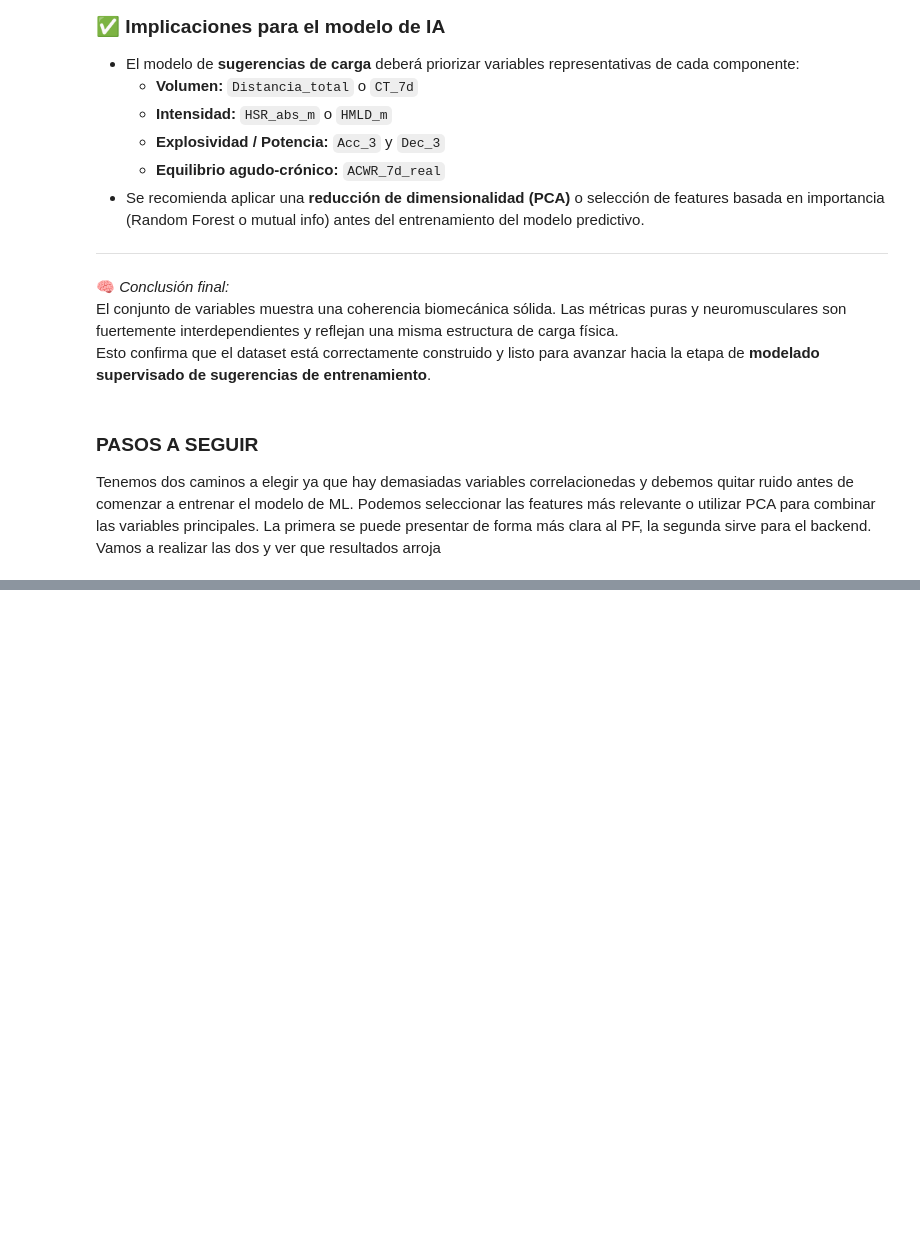
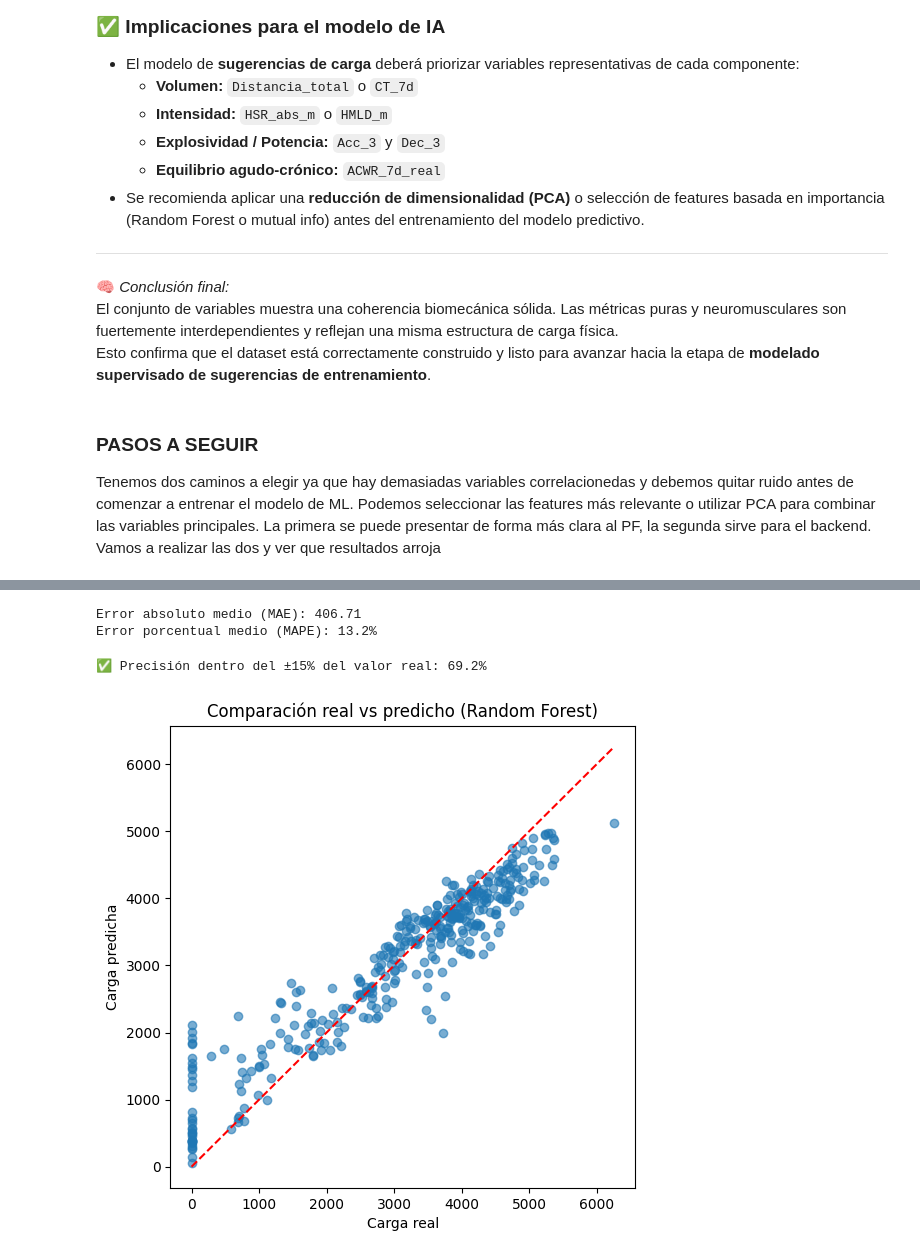
Before and after one commit to cuarty/chivas_ml, a Jupyter notebook: notebooks/modelos/01_sugerencias_puras_ml.ipynb, the cells around one changed output, grey strips where cells are left out. Saved outputs shown, nothing was run; the diff lists cells and outputs as text; code cells hidden in the pictures; blank space fills up the shorter version.

```diff
--- a/notebooks/modelos/01_sugerencias_puras_ml.ipynb
+++ b/notebooks/modelos/01_sugerencias_puras_ml.ipynb
@@ -401,0 +715,22 @@ Esto confirma que el dataset está correctamente construido y listo para avanzar
+# %%
+# 1️⃣ Filtrar solo entrenamientos
+df_entrenos = df[df['Tipo_Dia'] == 'ENTRENO'].copy()
+
+# 2️⃣ Agregar por microciclo
+group_cols = ['id_jugador', 'Microciclo_Num']
+agg_dict = {
+    'Distancia_total': ['mean', 'max', 'std'],
+    'HMLD_m': ['mean', 'max', 'std'],
+    'HSR_abs_m': ['mean', 'max', 'std'],
+    'Sprints_cantidad': ['mean', 'max', 'std'],
+    'Acc_3': ['mean', 'max', 'std'],
+    'Dec_3': ['mean', 'max', 'std']
+}
+
+df_agg = df_entrenos.groupby(group_cols).agg(agg_dict)
+df_agg.columns = ['_'.join(col) for col in df_agg.columns]
+df_agg = df_agg.reset_index()
+# %%
+# Shift del microciclo siguiente
+for col in [c for c in df_agg.columns if any(x in c for x in ['Distancia_total', 'HMLD_m', 'HSR_abs_m', 'Sprints', 'Acc_3', 'Dec_3'])]:
+    df_agg[f'{col}_next'] = df_agg.groupby('id_jugador')[col].shift(-1)
@@ -401,0 +1219,33 @@ Esto confirma que el dataset está correctamente construido y listo para avanzar
+# %%
+# Predicciones completas sobre todo el dataset
+rf_pred = rf.predict(X)
+
+from sklearn.metrics import mean_absolute_error
+
+mae = mean_absolute_error(y, rf_pred)
+mape = (mae / y.mean()) * 100
+
+print(f"Error absoluto medio (MAE): {mae:.2f}")
+print(f"Error porcentual medio (MAPE): {mape:.1f}%")
+# %% [output]
+Error absoluto medio (MAE): 406.71
+Error porcentual medio (MAPE): 13.2%
+# %%
+tolerancia = 0.15  # 15%
+aciertos = abs(rf_pred - y) <= (y * tolerancia)
+precision = aciertos.mean() * 100
+print(f"✅ Precisión dentro del ±15% del valor real: {precision:.1f}%")
+# %% [output]
+✅ Precisión dentro del ±15% del valor real: 69.2%
+# %%
+import matplotlib.pyplot as plt
+
+plt.figure(figsize=(6,6))
+plt.scatter(y, rf_pred, alpha=0.6)
+plt.plot([y.min(), y.max()], [y.min(), y.max()], 'r--')
+plt.xlabel("Carga real")
+plt.ylabel("Carga predicha")
+plt.title("Comparación real vs predicho (Random Forest)")
+plt.show()
+# %% [output]
+[figure, added]
```
Also changed, not shown: parts of 38 cells of this notebook, 16 other files.
